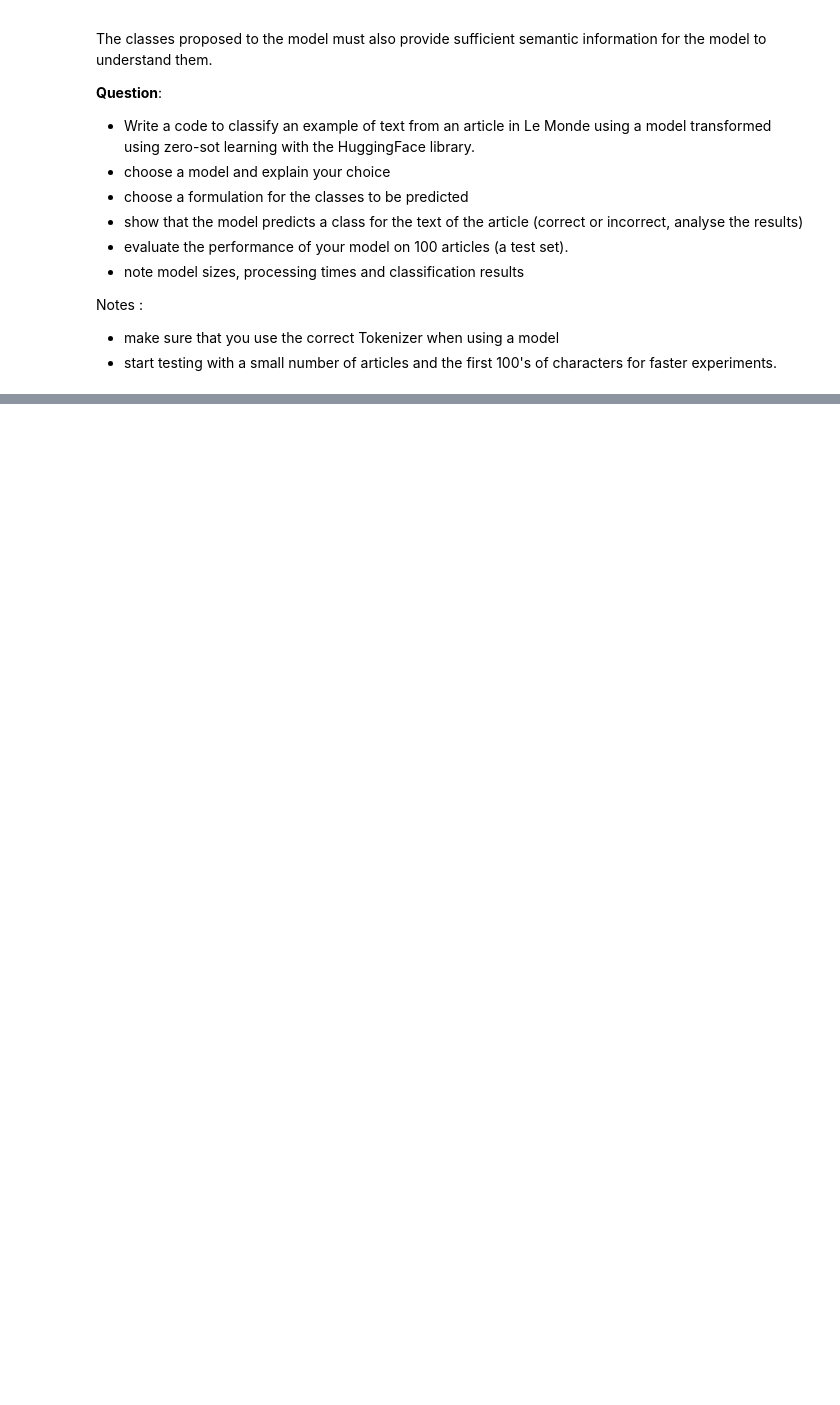
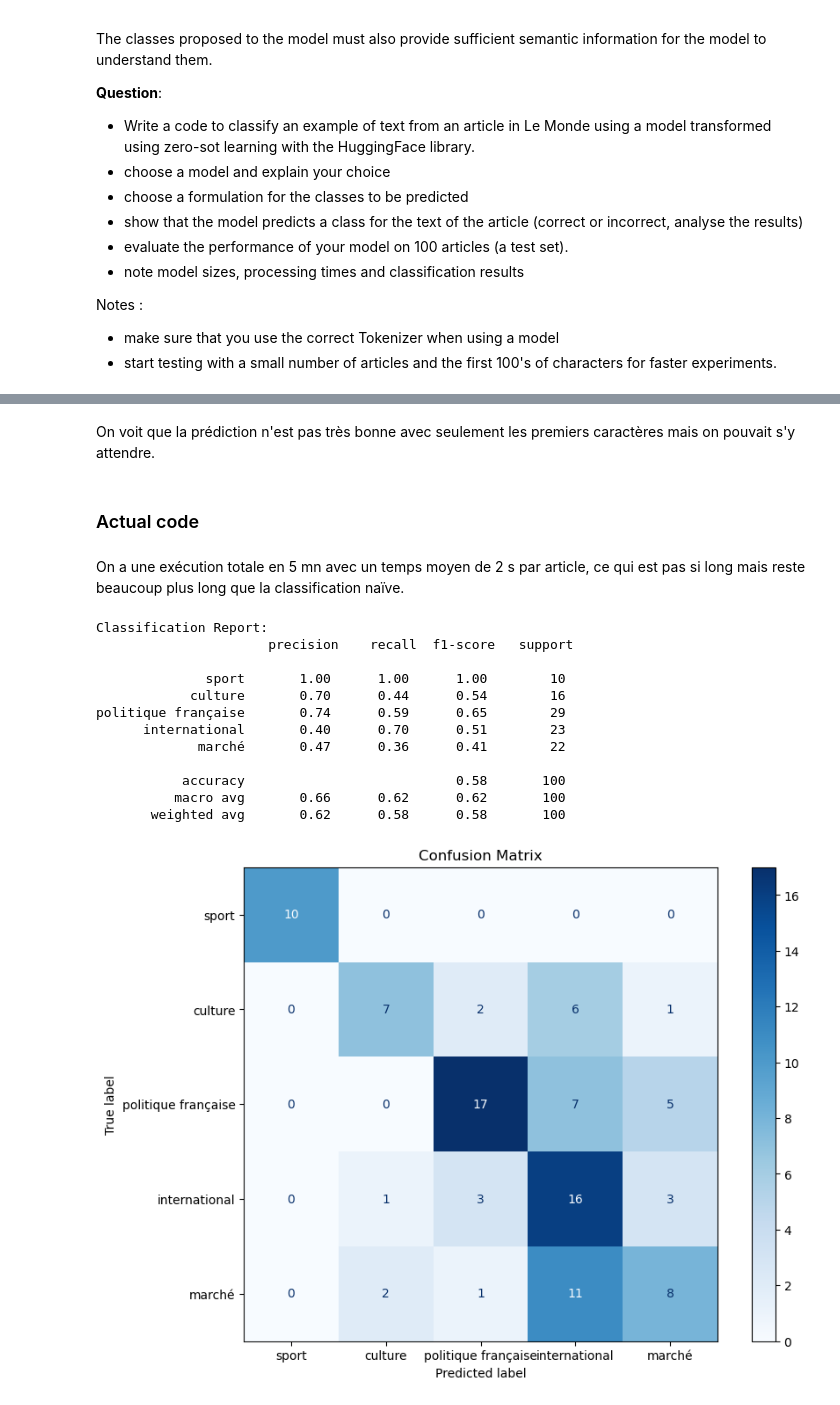
Before and after one commit to LeoMaurice/nlp-lab-text-classification, a Jupyter notebook: TextClassification_LeMonde.ipynb, the cells around one changed output, grey strips where cells are left out. Cells and saved outputs as stored; diff of their text form; code cells hidden in the pictures; blank space fills up the shorter version.

```diff
--- a/TextClassification_LeMonde.ipynb
+++ b/TextClassification_LeMonde.ipynb
@@ -372,0 +535,63 @@ Successfully installed mpmath-1.3.0 nvidia-cublas-cu12-12.1.3.1 nvidia-cuda-cupt
+# %% [markdown]
+On voit que la prédiction n'est pas très bonne avec seulement les premiers caractères mais on pouvait s'y attendre.
+# %% [markdown]
+### Actual code
+# %%
+from transformers import pipeline
+from sklearn.metrics import classification_report, confusion_matrix
+
+from tqdm.notebook import tqdm
+
+tqdm.pandas(desc = "Topic article pred")
+
+model_name = "mtheo/camembert-base-xnli"
+
+classifier = pipeline(
+    task='zero-shot-classification',
+    model=model_name,
+    tokenizer=model_name
+)
+
+test_set = df.sample(100, random_state=42)
+
+X_test = test_set.text
+Y_test = test_set.semantic_categories
+
+def zero_shot_camembert(text):
+    # we take the best prediction score
+    return classifier(text,candidate_labels=list_semantic_categories, hypothesis_template="Cet article parle de {}.")['labels'][0]
+
+Y_pred = X_test.progress_apply(zero_shot_camembert)
+# %% [markdown]
+On a une exécution totale en 5 mn avec un temps moyen de 2 s par article, ce qui est pas si long mais reste beaucoup plus long que la classification naïve.
+# %%
+# report and confusion matrix
+from sklearn.metrics import classification_report, confusion_matrix, ConfusionMatrixDisplay
+import matplotlib.pyplot as plt
+import numpy as np
+
+report = classification_report(Y_test, Y_pred, labels= list_semantic_categories, zero_division = np.nan)
+print("Classification Report:\n", report)
+
+conf_matrix = confusion_matrix(Y_test, Y_pred,labels = list_semantic_categories)
+#print("Confusion Matrix:\n", conf_matrix)
+
+fig, ax = plt.subplots(figsize=(10, 7))
+disp = ConfusionMatrixDisplay(confusion_matrix=conf_matrix, display_labels=list_semantic_categories)
+disp.plot(cmap=plt.cm.Blues, ax=ax)
+plt.title('Confusion Matrix')
+plt.show()
+# %% [output]
+Classification Report:
+                      precision    recall  f1-score   support
+
+              sport       1.00      1.00      1.00        10
+            culture       0.70      0.44      0.54        16
+politique française       0.74      0.59      0.65        29
+      international       0.40      0.70      0.51        23
+             marché       0.47      0.36      0.41        22
+
+           accuracy                           0.58       100
+          macro avg       0.66      0.62      0.62       100
+       weighted avg       0.62      0.58      0.58       100
+[figure, added]
```
Also changed, not shown: parts of 25 cells of this notebook, 1 other file.
